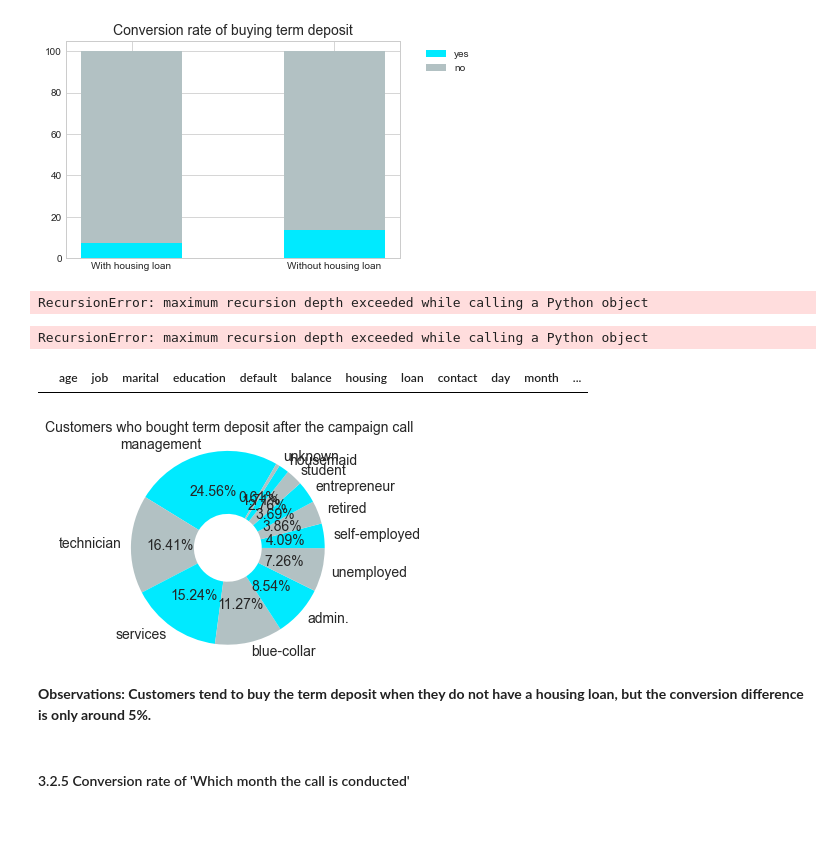
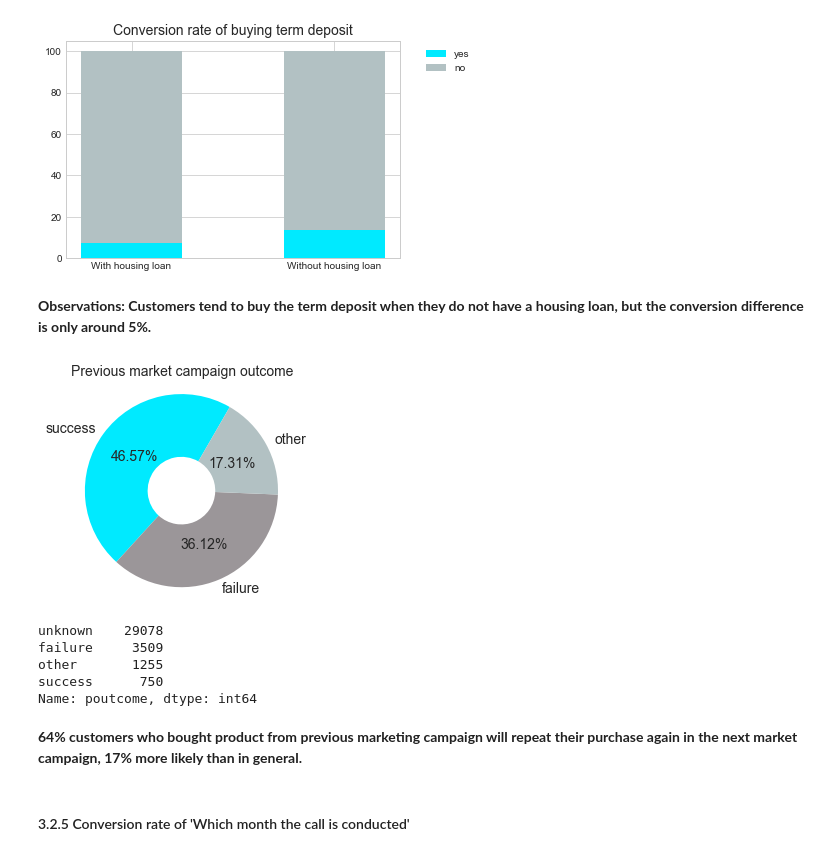
Before and after one commit to ngkalokcarol/Marketing_Campaign_optimization, a Jupyter notebook: Case - Bank Market Campaign Calls.ipynb, the cells around one changed output. Drawn from its saved outputs; the diff is of its cells as text; code cells hidden in the pictures; blank space fills up the shorter version.

```diff
--- a/Case - Bank Market Campaign Calls.ipynb
+++ b/Case - Bank Market Campaign Calls.ipynb
@@ -855,29 +833,33 @@ plt.title('Conversion rate of buying term deposit', fontdict = {'fontsize':'14'}
 plt.show()
 # %% [output]
 [figure]
+# %% [markdown]
+<b> Observations: Customers tend to buy the term deposit when they do not have a housing loan, but the conversion difference is only around 5%.
 # %%
-df
+py_df = y_df[y_df['poutcome'] != 'unknown']
+pp_df = df[df['poutcome'] != 'unknown']
-# %% [output]
-RecursionError: maximum recursion depth exceeded while calling a Python object
-RecursionError: maximum recursion depth exceeded while calling a Python object
 # %%
-y_df
+ratio = py_df.poutcome.value_counts()
+
+plt.figure(figsize = (4,4))
+
+plt.pie(ratio, autopct='%1.2f%%',
+        pctdistance = 0.6, colors = ['#00EAFF', '#9B9699', '#B2C1C3'],
+        startangle = 60, wedgeprops = {'width' : 0.65}, textprops={'fontsize': 14}, labels =  ['success','failure','other'])
+plt.title('Previous market campaign outcome', fontdict = {'fontsize':'14'})
+plt.axis('square');
 # %% [output]
-|  | age | job | marital | education | default | balance | housing | loan | contact | day | month | ... |
+[figure, added]
-# %%
-ratio = y_df.job.value_counts()
-
-plt.figure(figsize = (4,4))
-
-plt.pie(ratio, autopct='%1.2f%%',
-        pctdistance = 0.6, colors = ['#00EAFF', '#B2C1C3'],
-        startangle = 60, wedgeprops = {'width' : 0.65}, textprops={'fontsize': 14}, labels = job_category)
-plt.title('Customers who bought term deposit after the campaign call', fontdict = {'fontsize':'14'})
-plt.axis('square');
-# %% [output]
-[figure, removed]
-# %% [markdown]
-<b> Observations: Customers tend to buy the term deposit when they do not have a housing loan, but the conversion difference is only around 5%.
+# %%
+df.poutcome.value_counts()
+# %% [output]
+unknown    29078
+failure     3509
+other       1255
+success      750
+Name: poutcome, dtype: int64
+# %% [markdown]
+<b> 64% customers who bought product from previous marketing campaign will repeat their purchase again in the next market campaign, 17% more likely than in general.
 # %% [markdown]
 #### 3.2.5 Conversion rate of 'Which month the call is conducted'
 # %%
```
Also changed, not shown: parts of 21 cells of this notebook.
